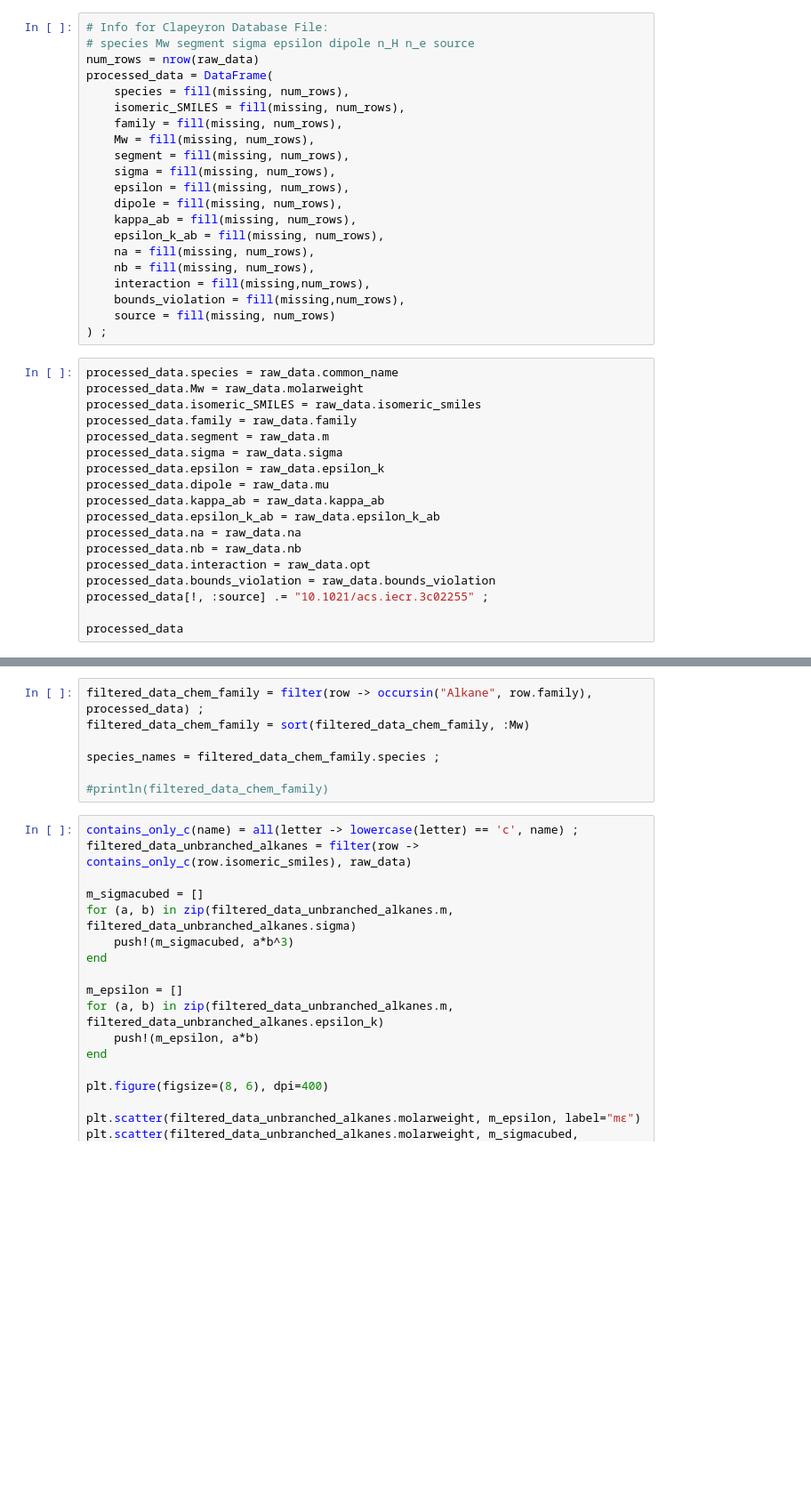
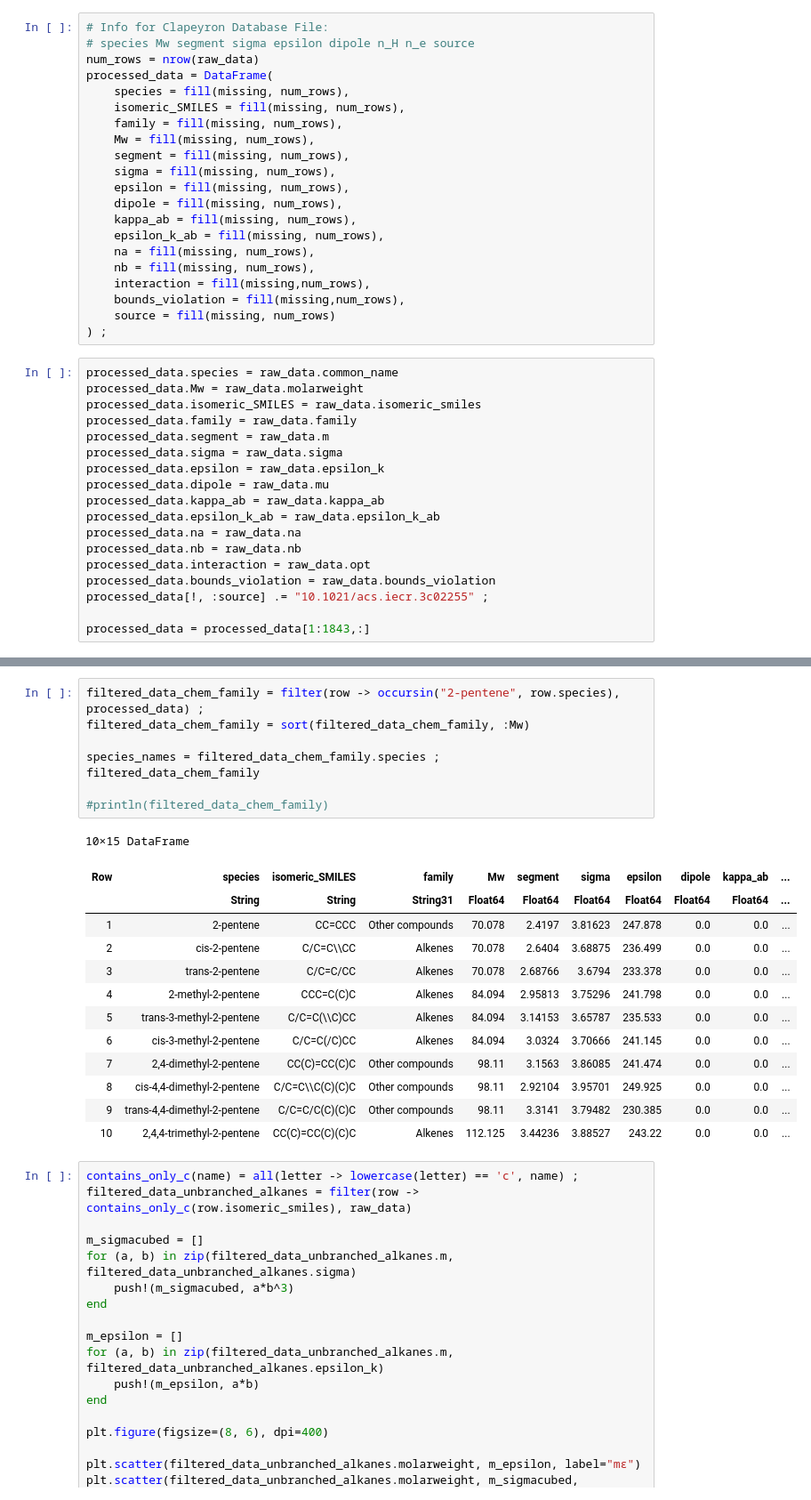
Before and after one commit to lucpaoli/SAFT_ML, a Jupyter notebook: pcpsaft_params/parameter_analysis.ipynb, the cells around one changed output, grey strips where cells are left out. Shown at 89% size. Cells and saved outputs as stored; diff of their text form; blank space fills up the shorter version.

```diff
--- a/pcpsaft_params/parameter_analysis.ipynb
+++ b/pcpsaft_params/parameter_analysis.ipynb
@@ -57,5 +57,5 @@ processed_data.interaction = raw_data.opt
 processed_data.bounds_violation = raw_data.bounds_violation
 processed_data[!, :source] .= "10.1021/acs.iecr.3c02255" ;
 
-processed_data
+processed_data = processed_data[1:1843,:]
 # %% [output]
@@ -82,10 +63,25 @@ processed_data
 # %%
-filtered_data_chem_family = filter(row -> occursin("Alkane", row.family), processed_data) ;
+filtered_data_chem_family = filter(row -> occursin("2-pentene", row.species), processed_data) ;
 filtered_data_chem_family = sort(filtered_data_chem_family, :Mw)
 
 species_names = filtered_data_chem_family.species ;
+filtered_data_chem_family
 
 #println(filtered_data_chem_family)
+# %% [output]
+10×15 DataFrame
+| Row | species | isomeric_SMILES | family | Mw | segment | sigma | epsilon | dipole | kappa_ab | ... |
+|  | String | String | String31 | Float64 | Float64 | Float64 | Float64 | Float64 | Float64 | ... |
+| 1 | 2-pentene | CC=CCC | Other compounds | 70.078 | 2.4197 | 3.81623 | 247.878 | 0.0 | 0.0 | ... |
+| 2 | cis-2-pentene | C/C=C\\CC | Alkenes | 70.078 | 2.6404 | 3.68875 | 236.499 | 0.0 | 0.0 | ... |
+| 3 | trans-2-pentene | C/C=C/CC | Alkenes | 70.078 | 2.68766 | 3.6794 | 233.378 | 0.0 | 0.0 | ... |
+| 4 | 2-methyl-2-pentene | CCC=C(C)C | Alkenes | 84.094 | 2.95813 | 3.75296 | 241.798 | 0.0 | 0.0 | ... |
+| 5 | trans-3-methyl-2-pentene | C/C=C(\\C)CC | Alkenes | 84.094 | 3.14153 | 3.65787 | 235.533 | 0.0 | 0.0 | ... |
+| 6 | cis-3-methyl-2-pentene | C/C=C(/C)CC | Alkenes | 84.094 | 3.0324 | 3.70666 | 241.145 | 0.0 | 0.0 | ... |
+| 7 | 2,4-dimethyl-2-pentene | CC(C)=CC(C)C | Other compounds | 98.11 | 3.1563 | 3.86085 | 241.474 | 0.0 | 0.0 | ... |
+| 8 | cis-4,4-dimethyl-2-pentene | C/C=C\\C(C)(C)C | Other compounds | 98.11 | 2.92104 | 3.95701 | 249.925 | 0.0 | 0.0 | ... |
+| 9 | trans-4,4-dimethyl-2-pentene | C/C=C/C(C)(C)C | Other compounds | 98.11 | 3.3141 | 3.79482 | 230.385 | 0.0 | 0.0 | ... |
+| 10 | 2,4,4-trimethyl-2-pentene | CC(C)=CC(C)(C)C | Alkenes | 112.125 | 3.44236 | 3.88527 | 243.22 | 0.0 | 0.0 | ... |
 # %%
 contains_only_c(name) = all(letter -> lowercase(letter) == 'c', name) ;
 filtered_data_unbranched_alkanes = filter(row -> contains_only_c(row.isomeric_smiles), raw_data)
```
Also changed, not shown: parts of 1 cell of this notebook, 5 other files.
